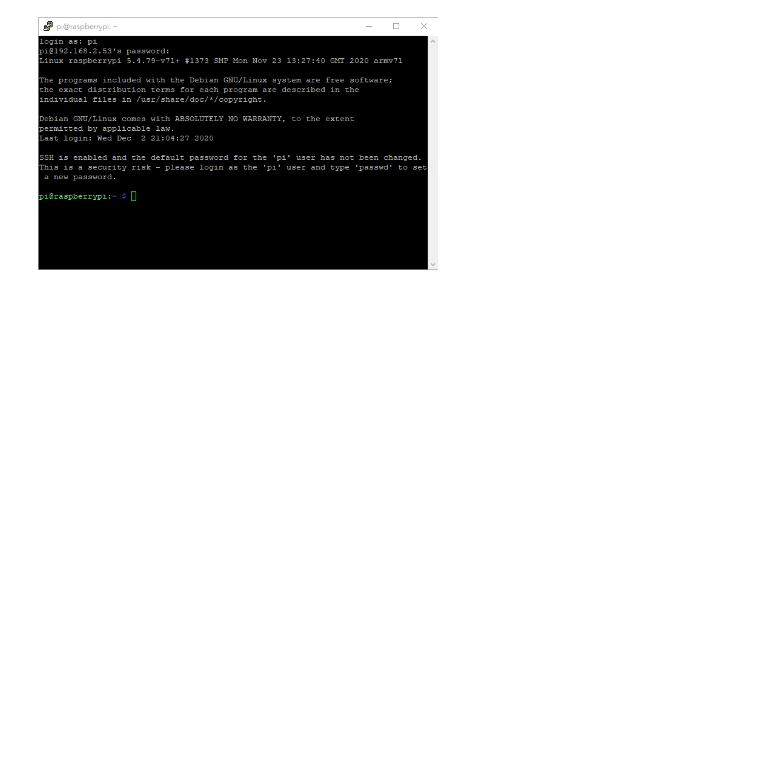
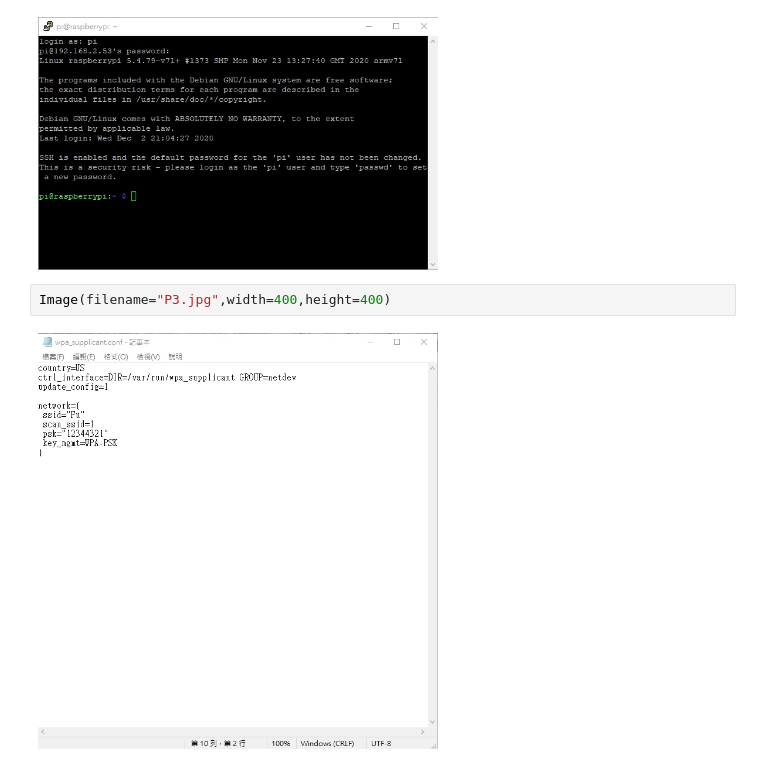
Before and after one commit to brendan19920818/ML100Days, a Jupyter notebook: homework/Day_011_HW/Day_011_HW.ipynb, the cells around one changed output. Drawn from its saved outputs; the diff is of its cells as text; blank space fills up the shorter version.

```diff
--- a/homework/Day_011_HW/Day_011_HW.ipynb
+++ b/homework/Day_011_HW/Day_011_HW.ipynb
@@ -13,3 +13,7 @@ from IPython.display import Image
 Image(filename="P2.jpg",width=400,height=400)
 # %% [output]
 [figure]
+# %%
+Image(filename="P3.jpg",width=400,height=400)
+# %% [output]
+[figure, added]
```
